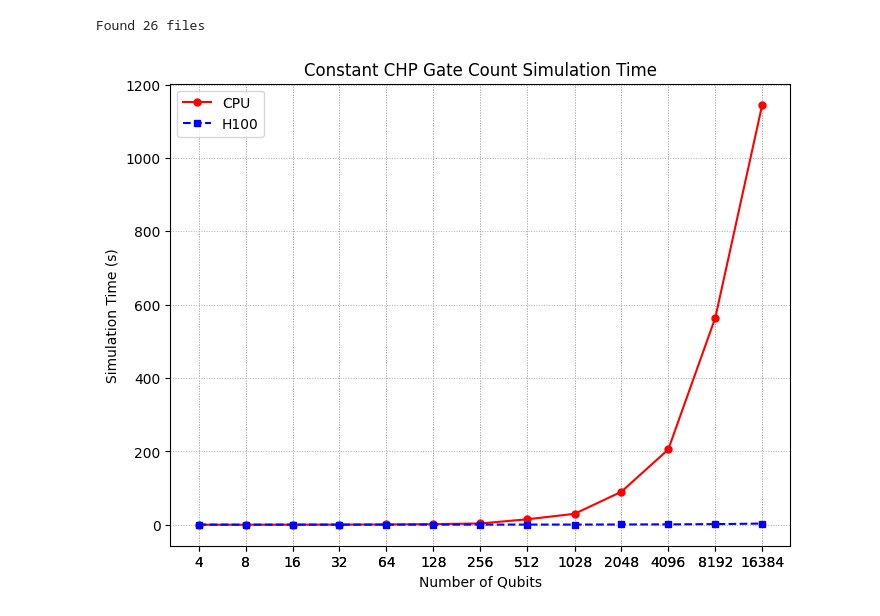
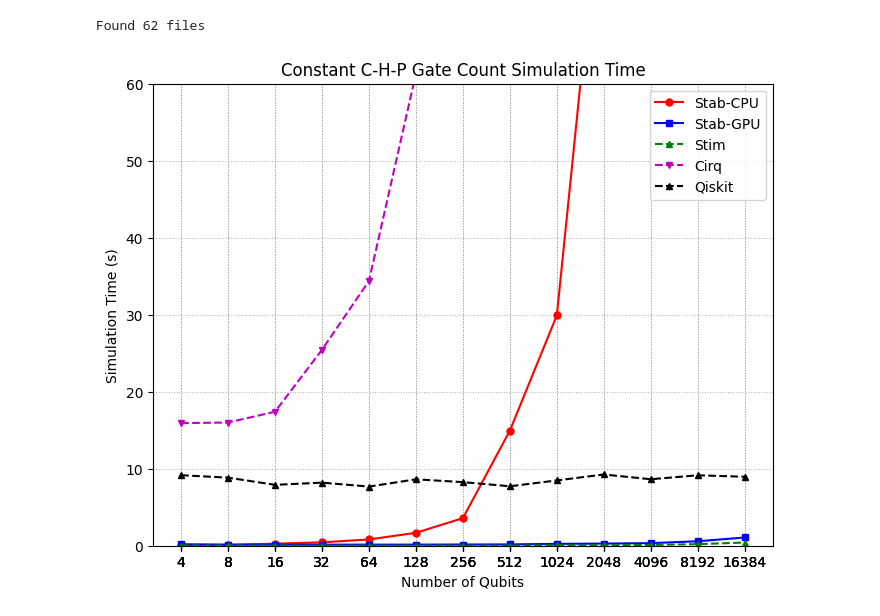
Before and after one commit to pnnl/NWQ-Sim, a Jupyter notebook: stabilizer/sim_bench.ipynb, the cells around one changed output. Drawn from its saved outputs; the diff is of its cells as text; code cells hidden in the pictures.

Commit message:
testing data

```diff
--- a/stabilizer/sim_bench.ipynb
+++ b/stabilizer/sim_bench.ipynb
@@ -2,6 +2,10 @@
 import os
 import numpy as np
 import matplotlib.pyplot as plt
+
+# Ensure stim and cirq are imported
+import stim
+import cirq
 
 def read_and_label_file(filepath):
     with open(filepath, 'r') as f:
@@ -26,8 +30,14 @@ def process_folder(folder_path):
 def plot_data(all_data):
     sim_times_nvgpu = []
     sim_times_cpu = []
+    sim_times_stim = []
+    sim_times_cirq = []
+    sim_times_qiskit = []
     n_qubits_nvgpu = []
     n_qubits_cpu = []
+    n_qubits_stim = []
+    n_qubits_cirq = []
+    n_qubits_qiskit = []
 
     for data in all_data:
         if data["sim_name"] == "nvgpu":
@@ -36,36 +46,55 @@ def plot_data(all_data):
         elif data["sim_name"] == "cpu":
             n_qubits_cpu.append(float(data["n_qubits"]))
             sim_times_cpu.append(float(data["sim_time"]))
+        elif data["sim_name"] == "stim":
+            n_qubits_stim.append(float(data["n_qubits"]))
+            sim_times_stim.append(float(data["sim_time"]))
+        elif data["sim_name"] == "cirq":
+            n_qubits_cirq.append(float(data["n_qubits"]))
+            sim_times_cirq.append(float(data["sim_time"]))
+        elif data["sim_name"] == "qiskit":
+            n_qubits_qiskit.append(float(data["n_qubits"]))
+            sim_times_qiskit.append(float(data["sim_time"]))
+
 
     # Sort the data by number of qubits to ensure smooth line plots
     n_qubits_cpu, sim_times_cpu = zip(*sorted(zip(n_qubits_cpu, sim_times_cpu))) if n_qubits_cpu else ([], [])
     n_qubits_nvgpu, sim_times_nvgpu = zip(*sorted(zip(n_qubits_nvgpu, sim_times_nvgpu))) if n_qubits_nvgpu else ([], [])
+    n_qubits_stim, sim_times_stim = zip(*sorted(zip(n_qubits_stim, sim_times_stim))) if n_qubits_stim else ([], [])
+    n_qubits_cirq, sim_times_cirq = zip(*sorted(zip(n_qubits_cirq, sim_times_cirq))) if n_qubits_cirq else ([], [])
+    n_qubits_qiskit, sim_times_qiskit = zip(*sorted(zip(n_qubits_qiskit, sim_times_qiskit))) if n_qubits_qiskit else ([], [])
+
 
     # Plot as line graphs with distinct styles
     plt.figure(figsize=(8, 6))
-    plt.plot(n_qubits_cpu, sim_times_cpu, "ro-", label="CPU", linestyle="-", markersize=5)
-    plt.plot(n_qubits_nvgpu, sim_times_nvgpu, "bs--", label="H100", linestyle="--", markersize=5)
+    plt.plot(n_qubits_cpu, sim_times_cpu, "ro-", label="Stab-CPU", linestyle="-", markersize=5)
+    plt.plot(n_qubits_nvgpu, sim_times_nvgpu, "bs--", label="Stab-GPU", linestyle="-", markersize=5)
+    plt.plot(n_qubits_stim, sim_times_stim, "g^-", label="Stim", linestyle="--", markersize=5)
+    plt.plot(n_qubits_cirq, sim_times_cirq, "mv--", label="Cirq", linestyle="--", markersize=5)
+    plt.plot(n_qubits_qiskit, sim_times_qiskit, "k^--", label="Qiskit", linestyle="--", markersize=5)
+
 
     plt.xlabel("Number of Qubits")
     plt.ylabel("Simulation Time (s)")
     plt.xscale("log", base=2)  # Use log scale with base 2 to match x^2 intervals
-    plt.yscale("log", base=10)
-    plt.xticks(n_qubits_cpu + n_qubits_nvgpu, labels=[f"{int(q)}" for q in n_qubits_cpu + n_qubits_nvgpu])  # Show exact qubit values
+    plt.ylim(0, 60)
+    plt.xticks(n_qubits_cpu + n_qubits_nvgpu + n_qubits_stim + n_qubits_cirq,
+               labels=[f"{int(q)}" for q in n_qubits_cpu + n_qubits_nvgpu + n_qubits_stim + n_qubits_cirq])  # Show exact qubit values
     plt.title("Constant C-H-P Gate Count Simulation Time")
     plt.legend()
     plt.grid(True, linestyle=":", linewidth=0.7, which="both")
     plt.show()
 
 # Example usage
 folder_path = "sim_bench"  # Change this to your actual folder path
 all_data = process_folder(folder_path)
 
 print(f"Found {len(all_data)} files")
 
 if not all_data:
     print("No data found.")
 
 plot_data(all_data)
 # %% [output]
-Found 26 files
+Found 62 files
-[figure, old version]
+[figure, new version]
```
Also changed, not shown: 38 other files.
